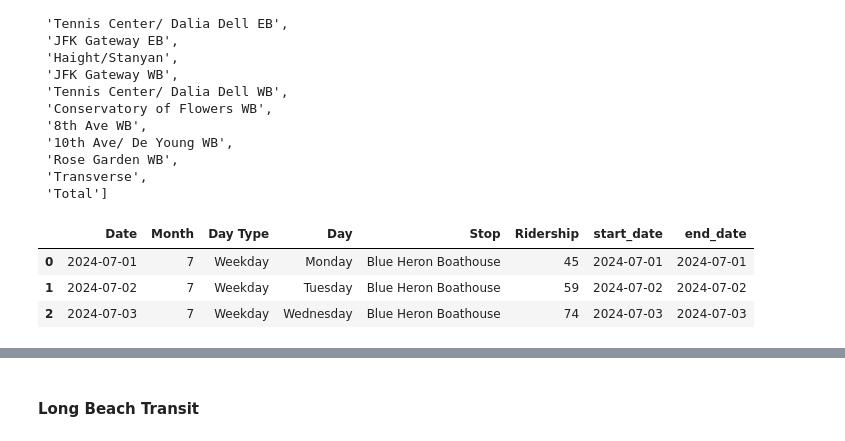
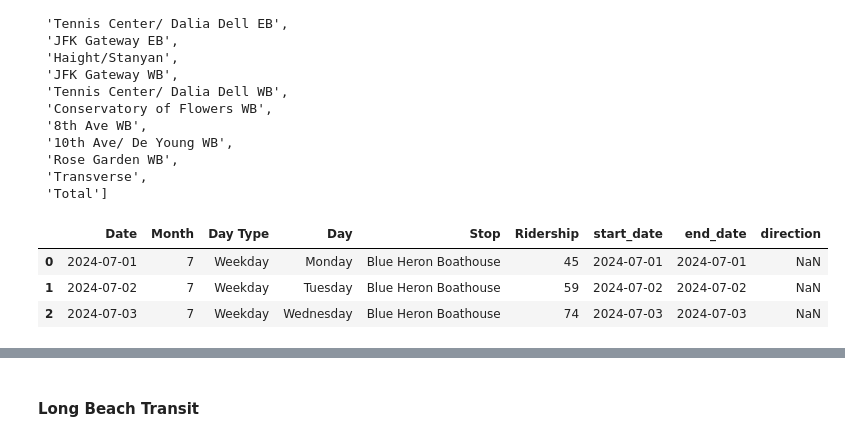
Before and after one commit to cal-itp/transit-ridership-analytics, a Jupyter notebook: Pre-process.ipynb, the cells around one changed output, grey strips where cells are left out. Cells and saved outputs as stored; diff of their text form; code cells hidden in the pictures.

```diff
--- a/Pre-process.ipynb
+++ b/Pre-process.ipynb
@@ -340,24 +339,25 @@ stop_names
 # %%
 # combine to create a full list of columns
 columns = first_four_cols + stop_names
 
 # extract data starting from 3rd row
 data_ggp = raw_ggp.iloc[2:, :].copy()
 data_ggp.columns = columns
 
 # convert from wide to long format
 raw_ggp_export = data_ggp.melt(id_vars=first_four_cols, var_name="Stop", value_name="Ridership")
 raw_ggp_export["start_date"] = pd.to_datetime(raw_ggp_export["Date"])
 raw_ggp_export["end_date"] = pd.to_datetime(raw_ggp_export["Date"])
+raw_ggp_export["direction"] = raw_ggp_export["Stop"].str.extract(r"\b([EWSN]\s*B)\b",flags=re.IGNORECASE)
 
 raw_ggp_export = raw_ggp_export[raw_ggp_export["Stop"] != "Total"]
 raw_ggp_export = raw_ggp_export[~raw_ggp_export["Date"].isna()]
 
 raw_ggp_export.to_excel("transit_agency_ridership_preprocessed_datasets/golden_gate_park_shuttle_ridership.xlsx")
 
 raw_ggp_export.head(3)
 # %% [output]
-|  | Date | Month | Day Type | Day | Stop | Ridership | start_date | end_date |
-| 0 | 2024-07-01 | 7 | Weekday | Monday | Blue Heron Boathouse | 45 | 2024-07-01 | 2024-07-01 |
-| 1 | 2024-07-02 | 7 | Weekday | Tuesday | Blue Heron Boathouse | 59 | 2024-07-02 | 2024-07-02 |
-| 2 | 2024-07-03 | 7 | Weekday | Wednesday | Blue Heron Boathouse | 74 | 2024-07-03 | 2024-07-03 |
+|  | Date | Month | Day Type | Day | Stop | Ridership | start_date | end_date | direction |
+| 0 | 2024-07-01 | 7 | Weekday | Monday | Blue Heron Boathouse | 45 | 2024-07-01 | 2024-07-01 | NaN |
+| 1 | 2024-07-02 | 7 | Weekday | Tuesday | Blue Heron Boathouse | 59 | 2024-07-02 | 2024-07-02 | NaN |
+| 2 | 2024-07-03 | 7 | Weekday | Wednesday | Blue Heron Boathouse | 74 | 2024-07-03 | 2024-07-03 | NaN |
```
Also changed, not shown: parts of 21 cells of this notebook, 12 other files.
